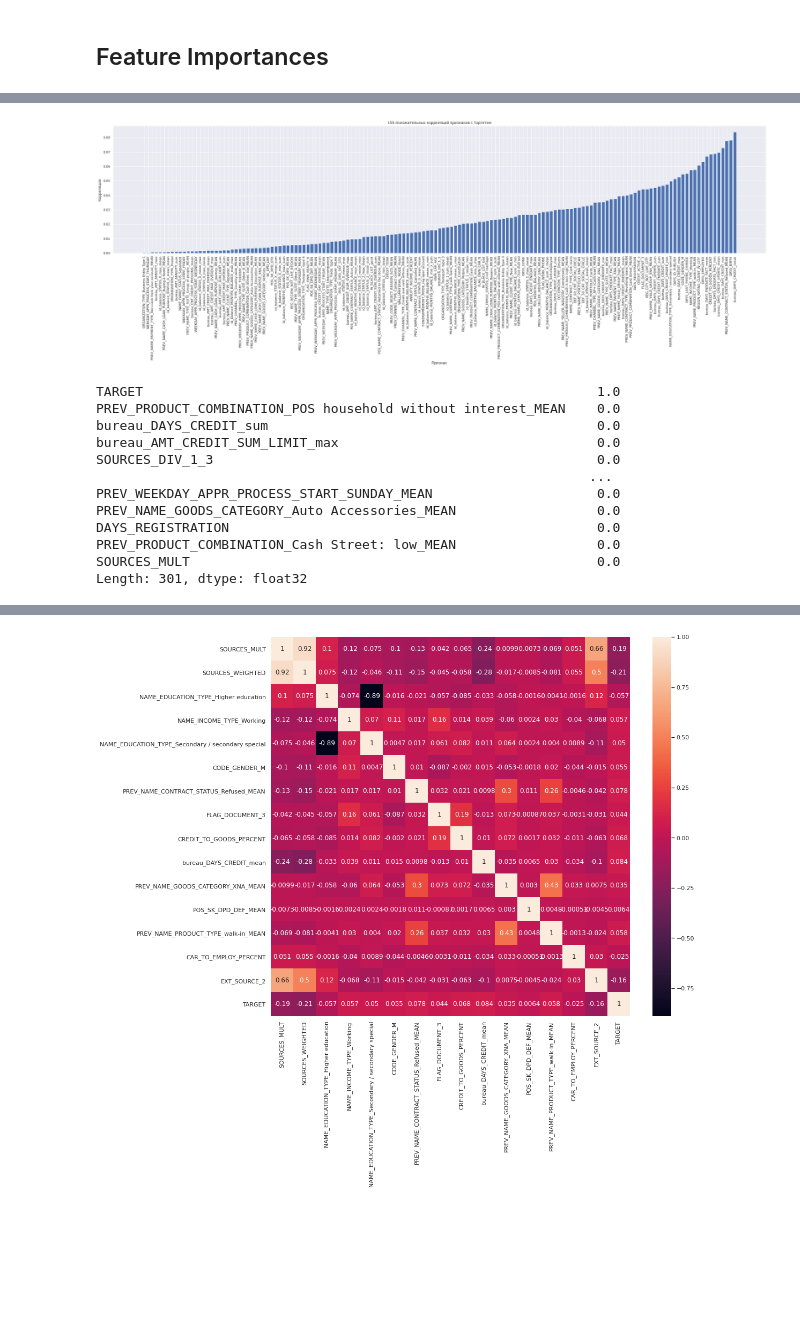
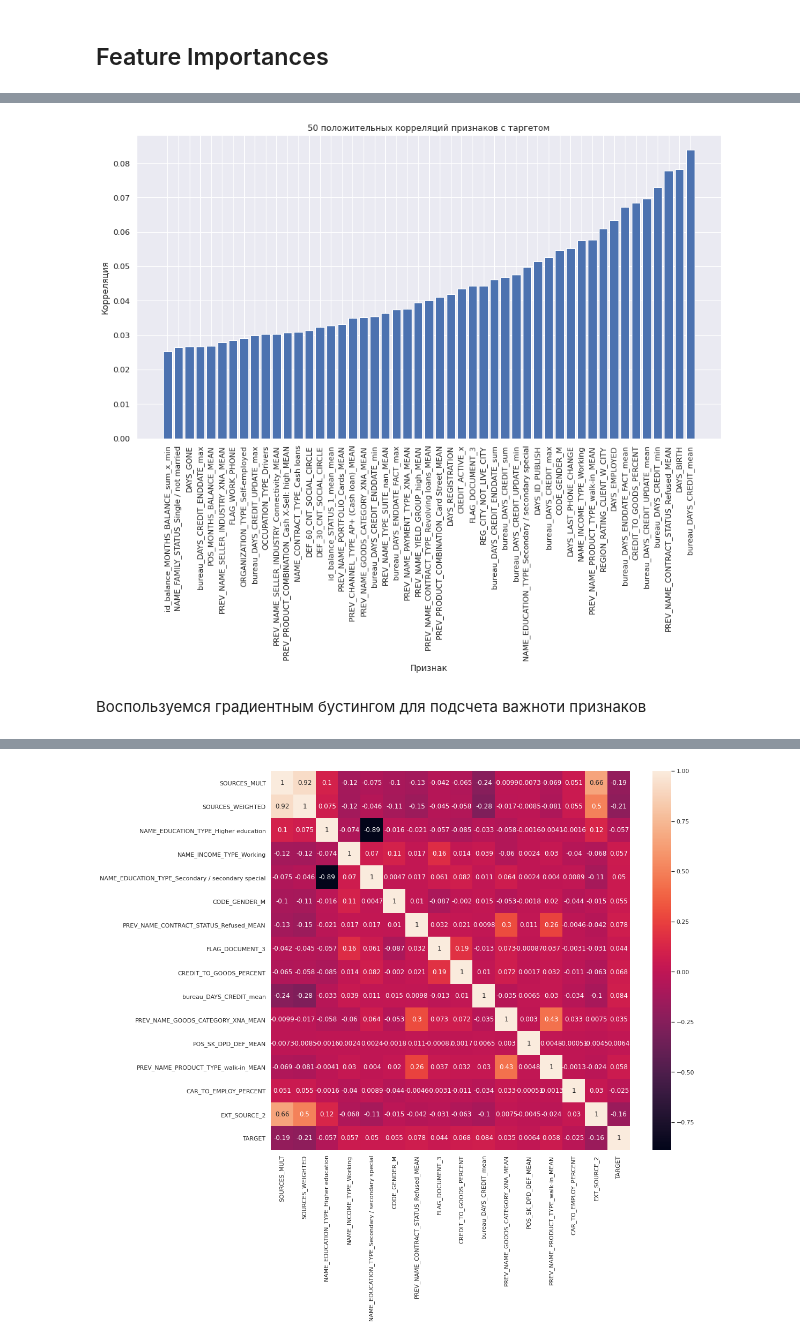
Before and after one commit to artakhm/HomeCredit, a Jupyter notebook: home_credit.ipynb, the cells around one changed output, grey strips where cells are left out. Cells and saved outputs as stored; diff of their text form; code cells hidden in the pictures; blank space fills up the shorter version.

```diff
--- a/home_credit.ipynb
+++ b/home_credit.ipynb
@@ -35,2 +37,2 @@ Drive already mounted at /content/drive; to attempt to forcibly remount, call dr
 # %%
-train = pd.read_csv('/content/drive/My Drive/HomeCredit/train.csv')
+train = pd.read_csv('/content/drive/My Drive/HomeCredit/X.csv')
@@ -94,12 +84,14 @@ plt.show()
 # %%
-plt.figure(figsize=(40, 8))
+plt.figure(figsize=(15, 8))
 plt.xlabel('Признак')
 plt.ylabel('Корреляция')
-plt.title('150 положительных корреляций признаков с таргетом')
-plt.bar(correlations.index[-150:-1], correlations[-150:-1])
+plt.title('50 положительных корреляций признаков с таргетом')
+plt.bar(correlations.index[-50:-1], correlations[-50:-1])
 plt.xticks(rotation=90)
 plt.savefig('corr1')
 plt.show()
 # %% [output]
-[figure, old version]
+[figure, new version]
+# %% [markdown]
+Воспользуемся градиентным бустингом для подсчета важноти признаков
 # %%
@@ -108,19 +100,4 @@ gb_clf = XGBClassifier(n_estimators=1000,  tree_method='gpu_hist', objective= 'b
 feat_imp = pd.Series(gb_clf.feature_importances_,X.columns).sort_values(ascending=False)
 # %%
 # feat_imp = pd.read_csv('/content/drive/My Drive/HomeCredit/feat_imps.csv')
-# %%
-feat_imp
-# %% [output]
-TARGET                                                          1.0
-PREV_PRODUCT_COMBINATION_POS household without interest_MEAN    0.0
-bureau_DAYS_CREDIT_sum                                          0.0
-bureau_AMT_CREDIT_SUM_LIMIT_max                                 0.0
-SOURCES_DIV_1_3                                                 0.0
-                                                               ...
-PREV_WEEKDAY_APPR_PROCESS_START_SUNDAY_MEAN                     0.0
-PREV_NAME_GOODS_CATEGORY_Auto Accessories_MEAN                  0.0
-DAYS_REGISTRATION                                               0.0
-PREV_PRODUCT_COMBINATION_Cash Street: low_MEAN                  0.0
-SOURCES_MULT                                                    0.0
-Length: 301, dtype: float32
 # %%
```
Also changed, not shown: parts of 45 cells of this notebook.
